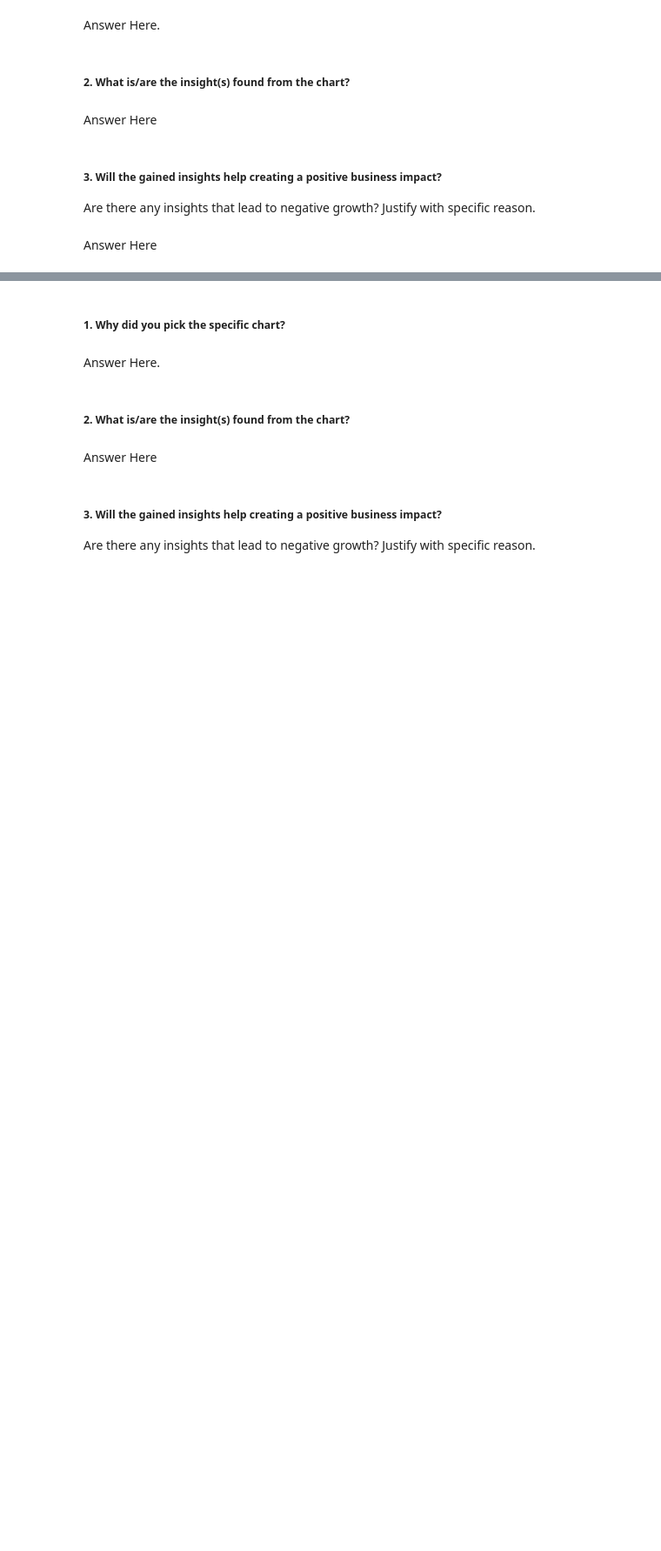
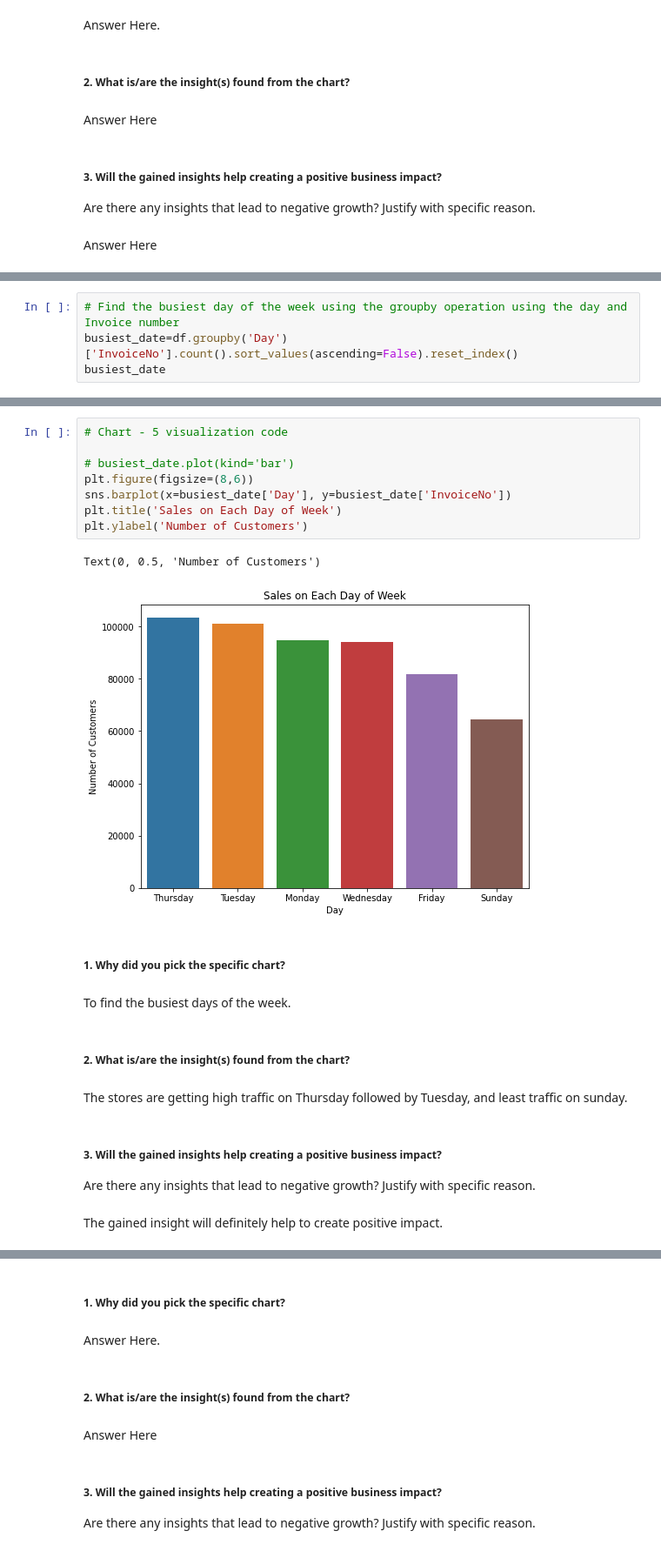
Before and after one commit to Dileepsingh6432/Online-Retail-Customer-Segmentation, a Jupyter notebook: Online_Retail_Customer_Segmentation.ipynb, the cells around one changed output, grey strips where cells are left out. Shown at 87% size. Saved outputs shown, nothing was run; the diff lists cells and outputs as text; blank space fills up the shorter version.

```diff
--- a/Online_Retail_Customer_Segmentation.ipynb
+++ b/Online_Retail_Customer_Segmentation.ipynb
@@ -553,0 +598,4 @@ Answer Here
+# %%
+# Find the busiest day of the week using the groupby operation using the day and Invoice number
+busiest_date=df.groupby('Day')['InvoiceNo'].count().sort_values(ascending=False).reset_index()
+busiest_date
@@ -553,0 +610,24 @@ Answer Here
+# %%
+# Chart - 5 visualization code
+
+# busiest_date.plot(kind='bar')
+plt.figure(figsize=(8,6))
+sns.barplot(x=busiest_date['Day'], y=busiest_date['InvoiceNo'])
+plt.title('Sales on Each Day of Week')
+plt.ylabel('Number of Customers')
+# %% [output]
+Text(0, 0.5, 'Number of Customers')
+[figure, added]
+# %% [markdown]
+##### 1. Why did you pick the specific chart?
+# %% [markdown]
+To find the busiest days of the week.
+# %% [markdown]
+##### 2. What is/are the insight(s) found from the chart?
+# %% [markdown]
+The stores are getting high traffic on Thursday followed by Tuesday, and least traffic on sunday.
+# %% [markdown]
+##### 3. Will the gained insights help creating a positive business impact?
+Are there any insights that lead to negative growth? Justify with specific reason.
+# %% [markdown]
+The gained insight will definitely help to create positive impact.
```
Also changed, not shown: parts of 61 cells of this notebook.
